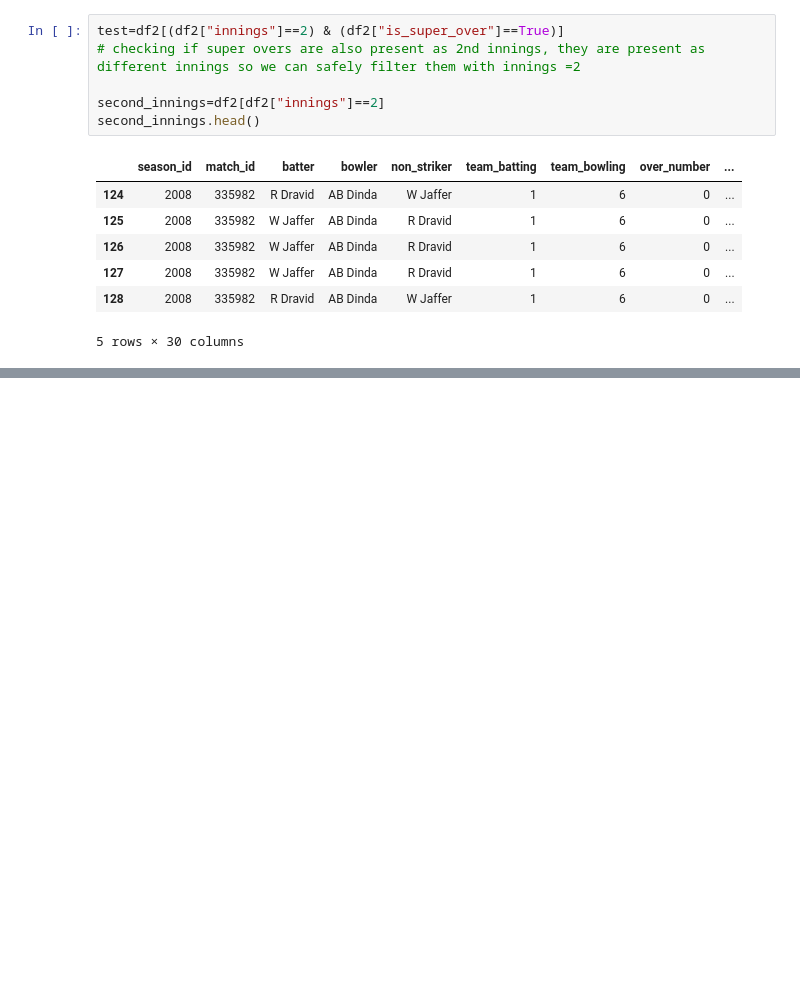
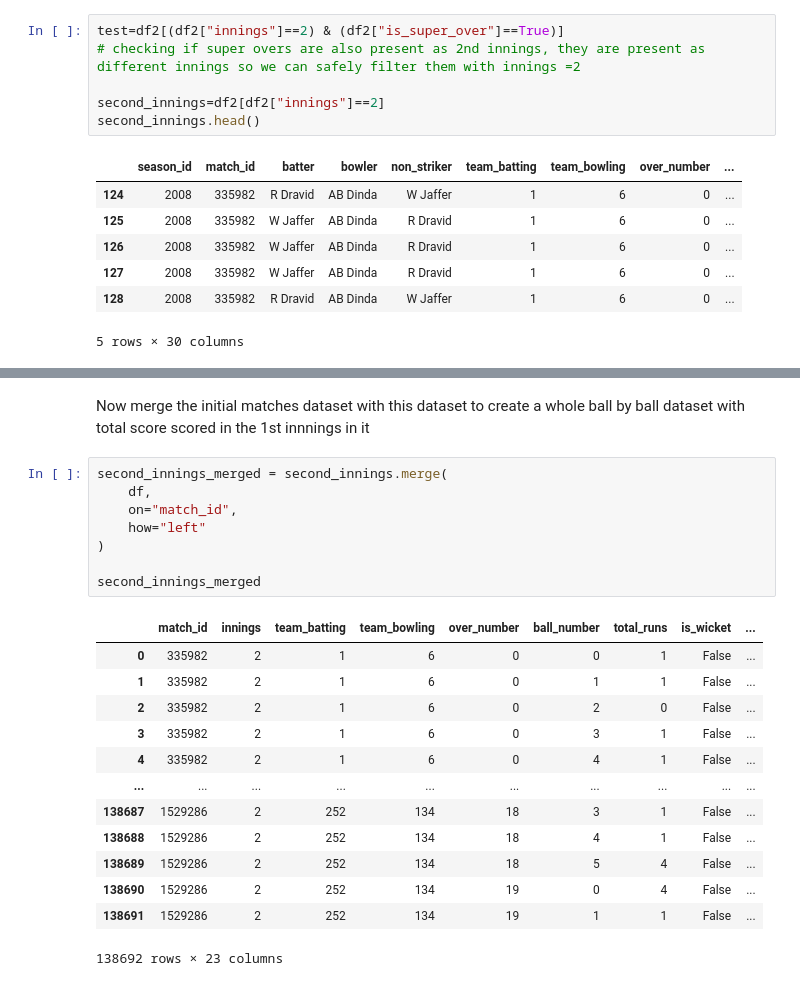
Before and after one commit to RavenKing45/IPL-Win-Probability-predictor, a Jupyter notebook: notebooks/Preprocessing and feature selection.ipynb, the cells around one changed output, grey strips where cells are left out. Drawn from its saved outputs; the diff is of its cells as text; blank space fills up the shorter version.

```diff
--- a/notebooks/Preprocessing and feature selection.ipynb
+++ b/notebooks/Preprocessing and feature selection.ipynb
@@ -122,0 +154,24 @@ second_innings
+# %% [markdown]
+Now merge the initial matches dataset with this dataset to create a whole ball by ball dataset with total score scored in the 1st innnings in it
+# %%
+second_innings_merged = second_innings.merge(
+    df,
+    on="match_id",
+    how="left"
+)
+
+second_innings_merged
+# %% [output]
+|  | match_id | innings | team_batting | team_bowling | over_number | ball_number | total_runs | is_wicket | ... |
+| 0 | 335982 | 2 | 1 | 6 | 0 | 0 | 1 | False | ... |
+| 1 | 335982 | 2 | 1 | 6 | 0 | 1 | 1 | False | ... |
+| 2 | 335982 | 2 | 1 | 6 | 0 | 2 | 0 | False | ... |
+| 3 | 335982 | 2 | 1 | 6 | 0 | 3 | 1 | False | ... |
+| 4 | 335982 | 2 | 1 | 6 | 0 | 4 | 1 | False | ... |
+| ... | ... | ... | ... | ... | ... | ... | ... | ... | ... |
+| 138687 | 1529286 | 2 | 252 | 134 | 18 | 3 | 1 | False | ... |
+| 138688 | 1529286 | 2 | 252 | 134 | 18 | 4 | 1 | False | ... |
+| 138689 | 1529286 | 2 | 252 | 134 | 18 | 5 | 4 | False | ... |
+| 138690 | 1529286 | 2 | 252 | 134 | 19 | 0 | 4 | False | ... |
+| 138691 | 1529286 | 2 | 252 | 134 | 19 | 1 | 1 | False | ... |
+138692 rows × 23 columns
```
Also changed, not shown: parts of 5 cells of this notebook.
